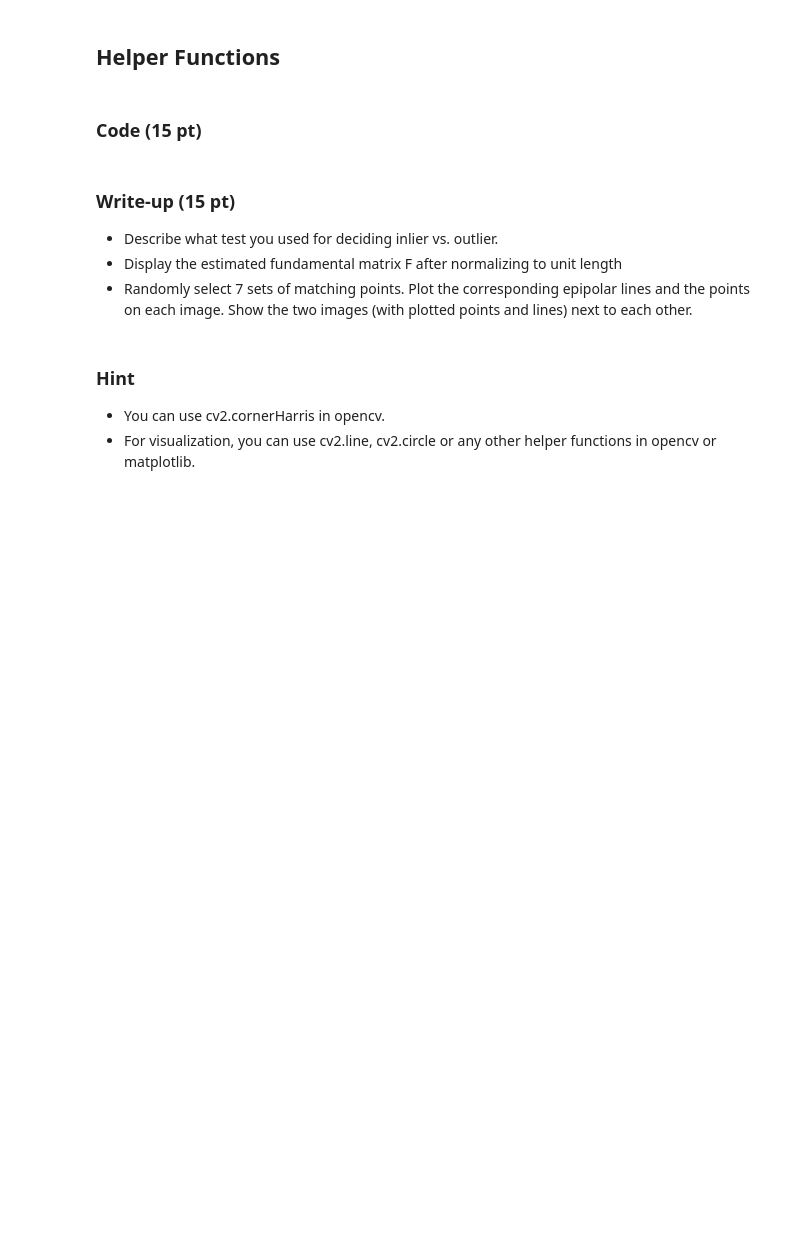
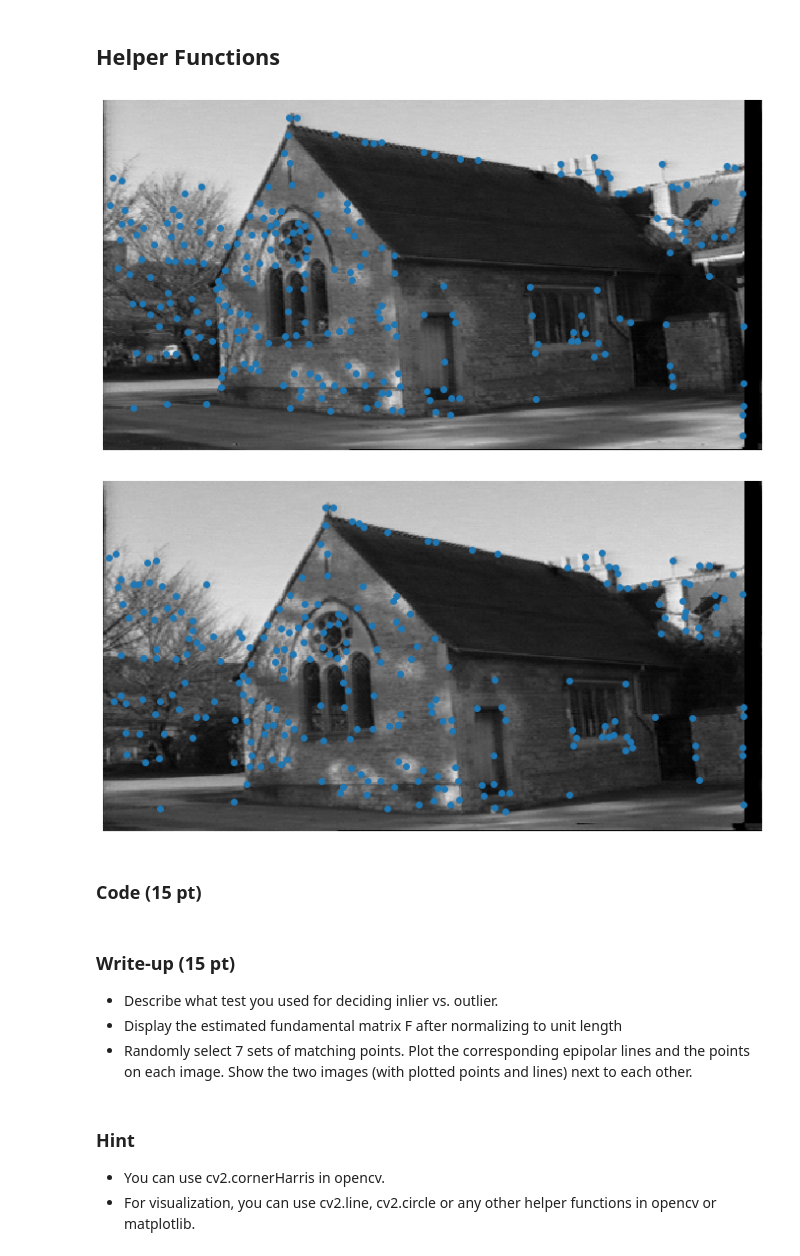
Before and after one commit to maarufvazifdar/classical_computer_vision_techniques, a Jupyter notebook: maaruf_CMSC733_Assignment3.ipynb, the cells around one changed output. Saved outputs shown, nothing was run; the diff lists cells and outputs as text; code cells hidden in the pictures; blank space fills up the shorter version.

```diff
--- a/maaruf_CMSC733_Assignment3.ipynb
+++ b/maaruf_CMSC733_Assignment3.ipynb
@@ -73,13 +65,28 @@ y2 = r2[matches[:,1]-1]
 # %%
 from scipy.ndimage import gaussian_filter as gf
 from google.colab.patches import cv2_imshow
 
 def show_image(img, scale=1.0):
     plt.figure(figsize=scale* plt.figaspect(1))
     plt.imshow(img, interpolation='nearest')
     plt.gray()
     plt.axis('off')
-    plt.show()
+    # plt.show()
+
+
+
+img1 = cv2.imread('/content/Part1_data/chapel00.png')
+img2 = cv2.imread('/content/Part1_data/chapel01.png')
+
+show_image(img1, 3)
+plt.scatter(x1,y1)
+plt.show()
+show_image(img2, 3)
+plt.scatter(x2,y2)
+plt.show()
+# %% [output]
+[figure, added]
+[figure, added]
 # %% [markdown]
 ### Code (15 pt)
 # %%
```
Also changed, not shown: parts of 5 cells of this notebook.
